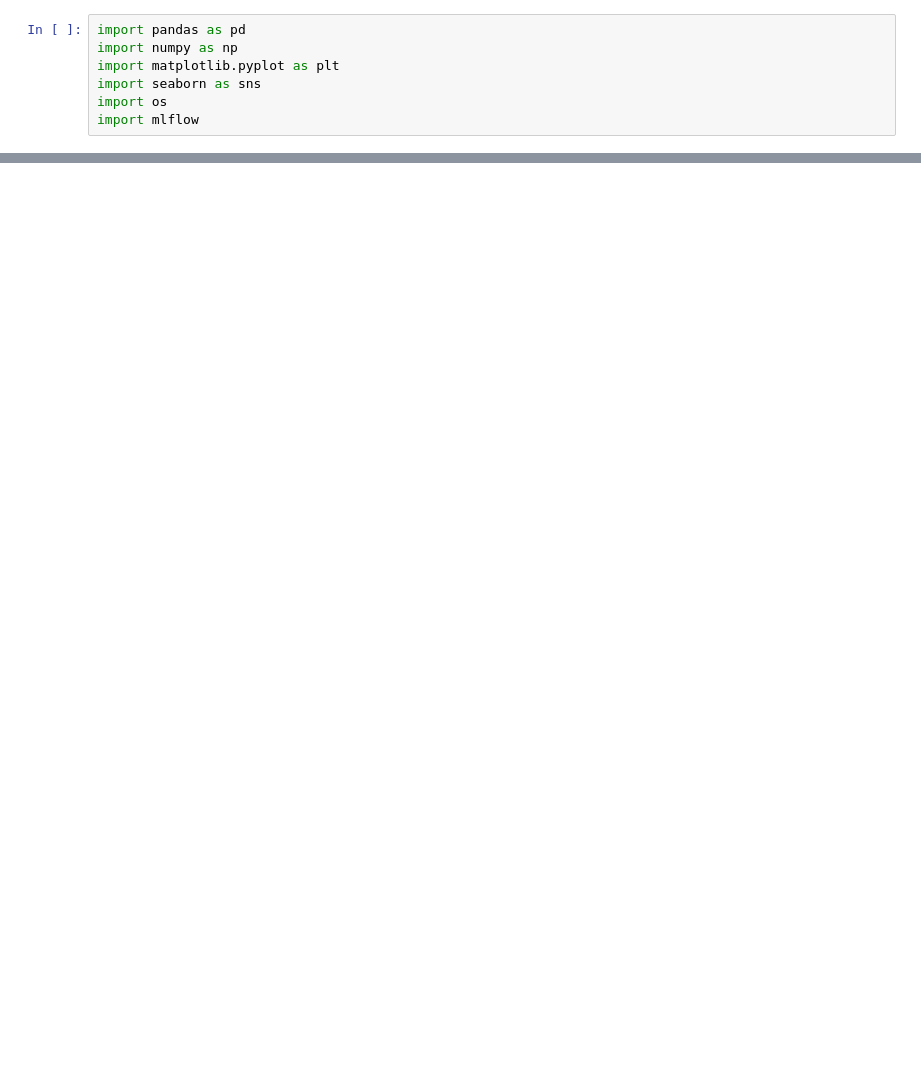
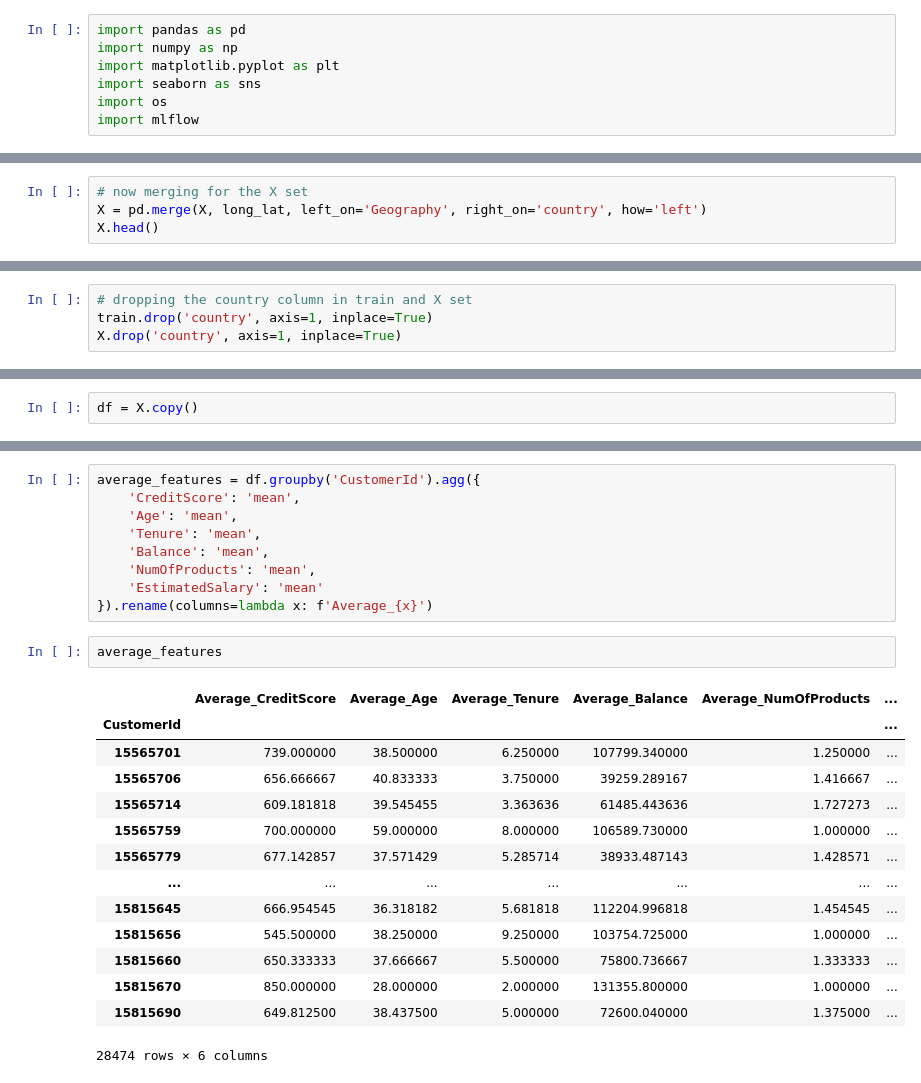
Before and after one commit to timothyafolami/kaggle-playground-series-2024, a Jupyter notebook: code.ipynb, the cells around one changed output, grey strips where cells are left out. Saved outputs shown, nothing was run; the diff lists cells and outputs as text; blank space fills up the shorter version.

```diff
--- a/code.ipynb
+++ b/code.ipynb
@@ -7,0 +260,4 @@ import mlflow
+# %%
+# now merging for the X set
+X = pd.merge(X, long_lat, left_on='Geography', right_on='country', how='left')
+X.head()
@@ -7,0 +271,4 @@ import mlflow
+# %%
+# dropping the country column in train and X set
+train.drop('country', axis=1, inplace=True)
+X.drop('country', axis=1, inplace=True)
@@ -7,0 +300,2 @@ import mlflow
+# %%
+df = X.copy()
@@ -7,0 +337,26 @@ import mlflow
+# %%
+average_features = df.groupby('CustomerId').agg({
+    'CreditScore': 'mean',
+    'Age': 'mean',
+    'Tenure': 'mean',
+    'Balance': 'mean',
+    'NumOfProducts': 'mean',
+    'EstimatedSalary': 'mean'
+}).rename(columns=lambda x: f'Average_{x}')
+# %%
+average_features
+# %% [output]
+|  | Average_CreditScore | Average_Age | Average_Tenure | Average_Balance | Average_NumOfProducts | ... |
+| CustomerId |  |  |  |  |  | ... |
+| 15565701 | 739.000000 | 38.500000 | 6.250000 | 107799.340000 | 1.250000 | ... |
+| 15565706 | 656.666667 | 40.833333 | 3.750000 | 39259.289167 | 1.416667 | ... |
+| 15565714 | 609.181818 | 39.545455 | 3.363636 | 61485.443636 | 1.727273 | ... |
+| 15565759 | 700.000000 | 59.000000 | 8.000000 | 106589.730000 | 1.000000 | ... |
+| 15565779 | 677.142857 | 37.571429 | 5.285714 | 38933.487143 | 1.428571 | ... |
+| ... | ... | ... | ... | ... | ... | ... |
+| 15815645 | 666.954545 | 36.318182 | 5.681818 | 112204.996818 | 1.454545 | ... |
+| 15815656 | 545.500000 | 38.250000 | 9.250000 | 103754.725000 | 1.000000 | ... |
+| 15815660 | 650.333333 | 37.666667 | 5.500000 | 75800.736667 | 1.333333 | ... |
+| 15815670 | 850.000000 | 28.000000 | 2.000000 | 131355.800000 | 1.000000 | ... |
+| 15815690 | 649.812500 | 38.437500 | 5.000000 | 72600.040000 | 1.375000 | ... |
+28474 rows × 6 columns
```
Also changed, not shown: parts of 41 cells of this notebook, 1 other file.
